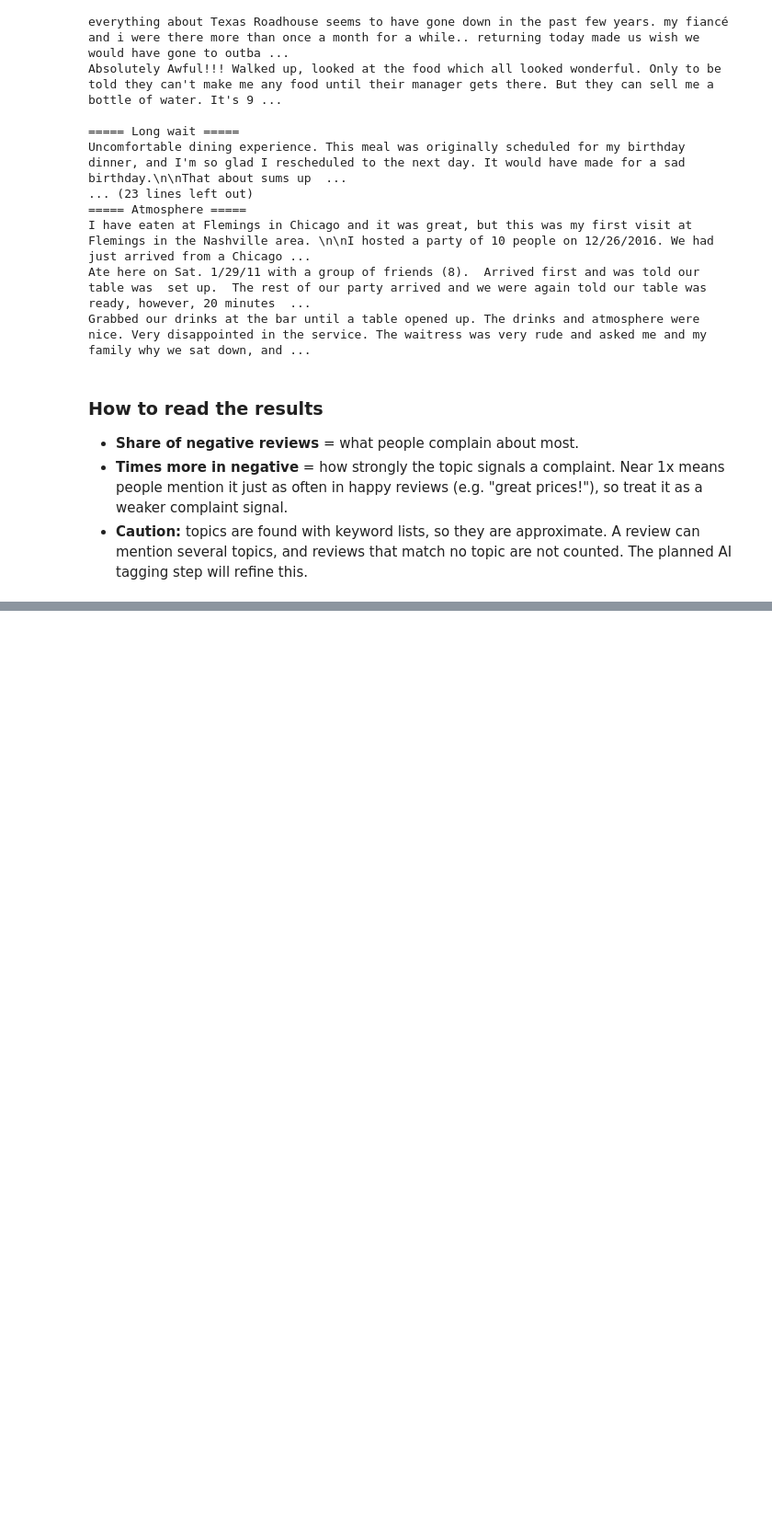
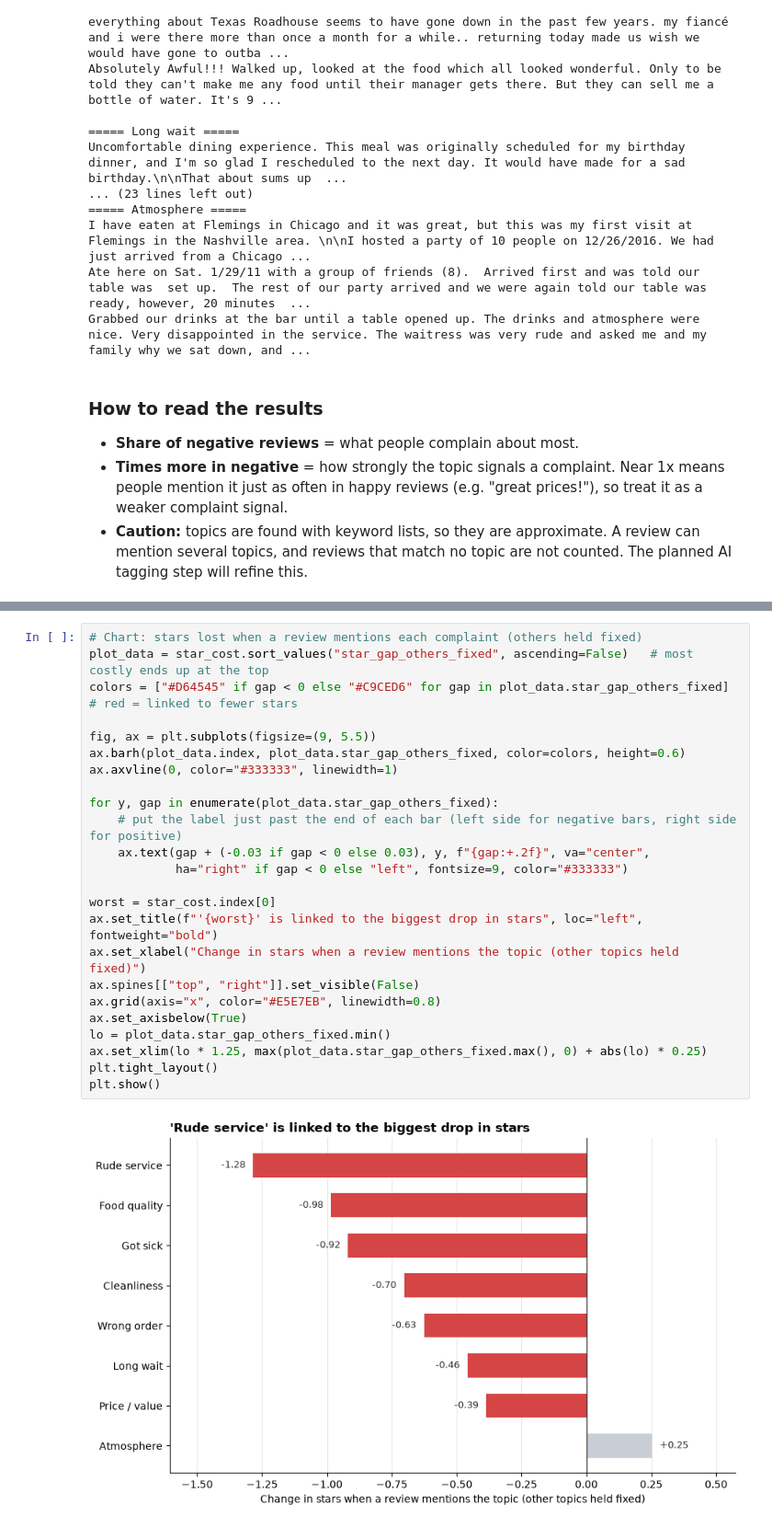
Before and after one commit to MIZZYAYO/yelp-restaurant-complaint-analysis, a Jupyter notebook: notebooks/02_review_topics.ipynb, the cells around one changed output, grey strips where cells are left out. Shown at 92% size. Drawn from its saved outputs; the diff is of its cells as text; blank space fills up the shorter version.

```diff
--- a/notebooks/02_review_topics.ipynb
+++ b/notebooks/02_review_topics.ipynb
@@ -315,0 +377,26 @@ Grabbed our drinks at the bar until a table opened up. The drinks and atmosphere
+# %%
+# Chart: stars lost when a review mentions each complaint (others held fixed)
+plot_data = star_cost.sort_values("star_gap_others_fixed", ascending=False)   # most costly ends up at the top
+colors = ["#D64545" if gap < 0 else "#C9CED6" for gap in plot_data.star_gap_others_fixed]  # red = linked to fewer stars
+
+fig, ax = plt.subplots(figsize=(9, 5.5))
+ax.barh(plot_data.index, plot_data.star_gap_others_fixed, color=colors, height=0.6)
+ax.axvline(0, color="#333333", linewidth=1)
+
+for y, gap in enumerate(plot_data.star_gap_others_fixed):
+    # put the label just past the end of each bar (left side for negative bars, right side for positive)
+    ax.text(gap + (-0.03 if gap < 0 else 0.03), y, f"{gap:+.2f}", va="center",
+            ha="right" if gap < 0 else "left", fontsize=9, color="#333333")
+
+worst = star_cost.index[0]
+ax.set_title(f"'{worst}' is linked to the biggest drop in stars", loc="left", fontweight="bold")
+ax.set_xlabel("Change in stars when a review mentions the topic (other topics held fixed)")
+ax.spines[["top", "right"]].set_visible(False)
+ax.grid(axis="x", color="#E5E7EB", linewidth=0.8)
+ax.set_axisbelow(True)
+lo = plot_data.star_gap_others_fixed.min()
+ax.set_xlim(lo * 1.25, max(plot_data.star_gap_others_fixed.max(), 0) + abs(lo) * 0.25)
+plt.tight_layout()
+plt.show()
+# %% [output]
+[figure, added]
```
Also changed, not shown: parts of 12 cells of this notebook, 4 other files.
